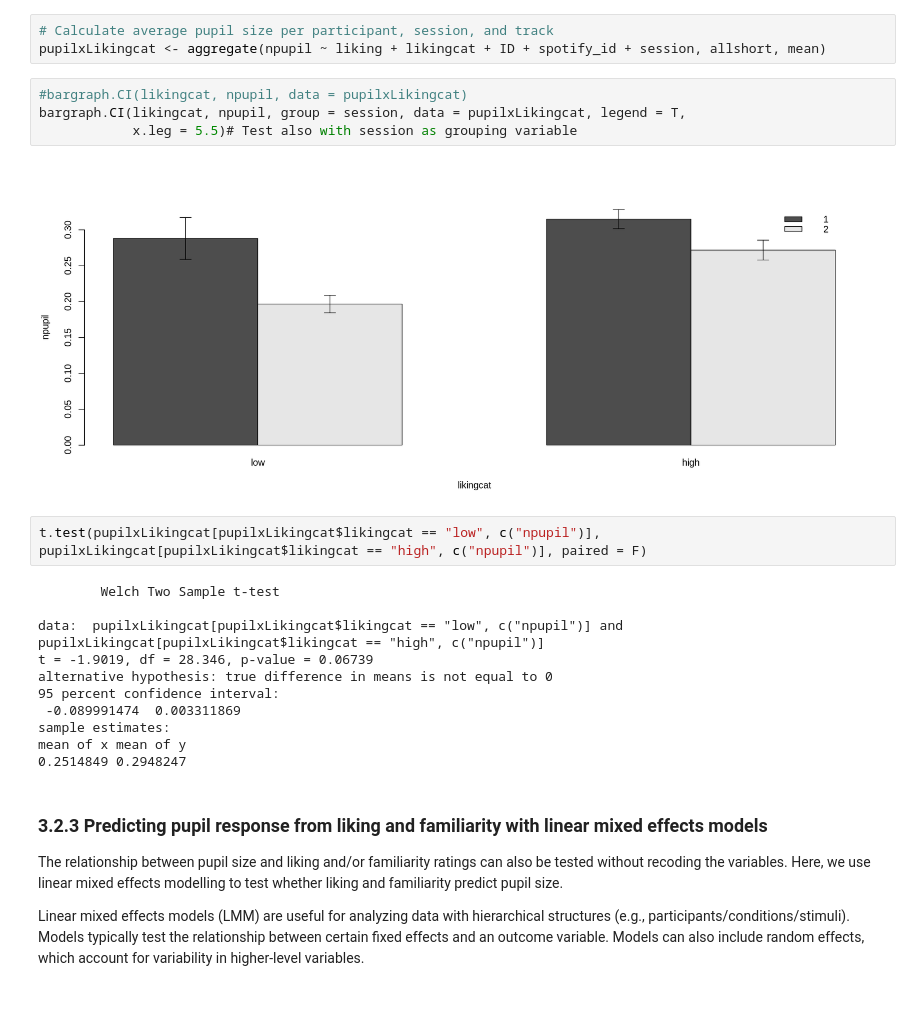
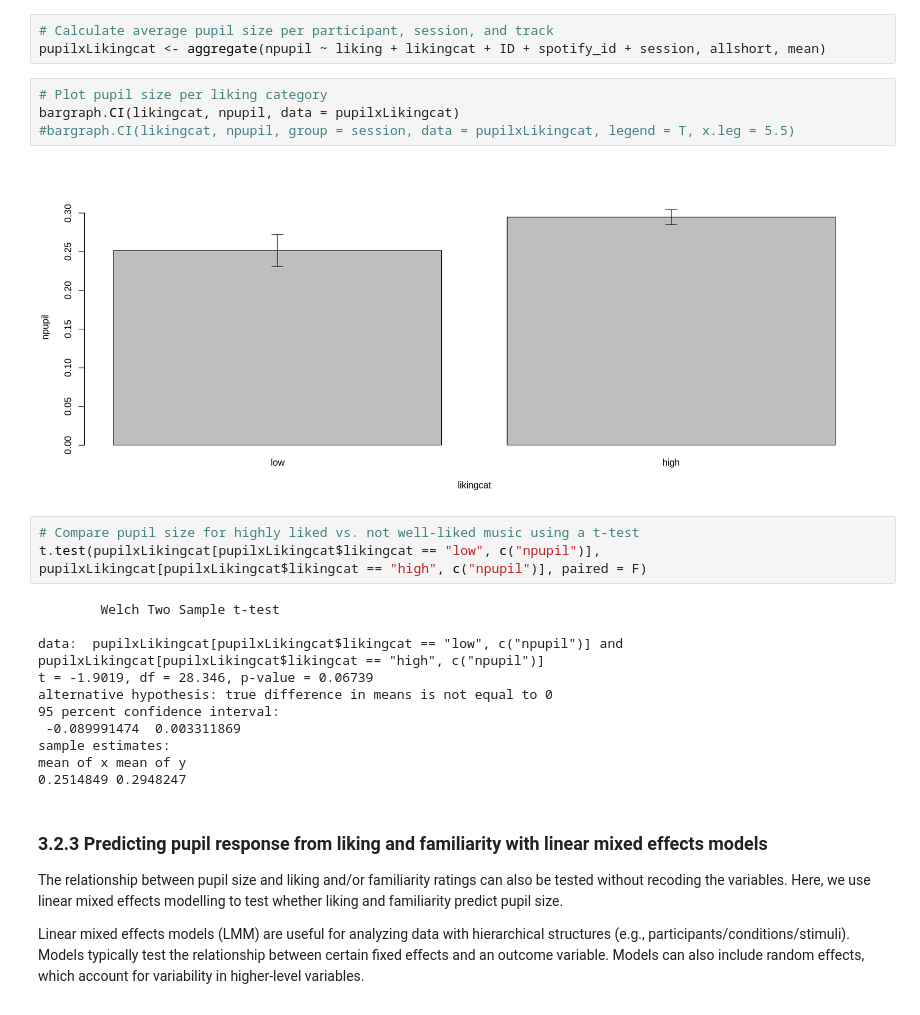
Before and after one commit to laurabishop/MusicDiscoveryPupil, a Jupyter notebook: MusicDiscoveryPhysiology.ipynb, the cells around one changed output. Cells and saved outputs as stored; diff of their text form.

```diff
--- a/MusicDiscoveryPhysiology.ipynb
+++ b/MusicDiscoveryPhysiology.ipynb
@@ -355,12 +344,13 @@ allshort$likingcat <- relevel(allshort$likingcat, ref = "low" )
 # Calculate average pupil size per participant, session, and track
 pupilxLikingcat <- aggregate(npupil ~ liking + likingcat + ID + spotify_id + session, allshort, mean)
 # %%
-#bargraph.CI(likingcat, npupil, data = pupilxLikingcat)
-bargraph.CI(likingcat, npupil, group = session, data = pupilxLikingcat, legend = T,
-            x.leg = 5.5)# Test also with session as grouping variable
+# Plot pupil size per liking category
+bargraph.CI(likingcat, npupil, data = pupilxLikingcat)
+#bargraph.CI(likingcat, npupil, group = session, data = pupilxLikingcat, legend = T, x.leg = 5.5)
 # %% [output]
-[figure, old version]
+[figure, new version]
 # %%
+# Compare pupil size for highly liked vs. not well-liked music using a t-test
 t.test(pupilxLikingcat[pupilxLikingcat$likingcat == "low", c("npupil")],
 pupilxLikingcat[pupilxLikingcat$likingcat == "high", c("npupil")], paired = F)
 # %% [output]
```
Also changed, not shown: parts of 2 cells of this notebook.
